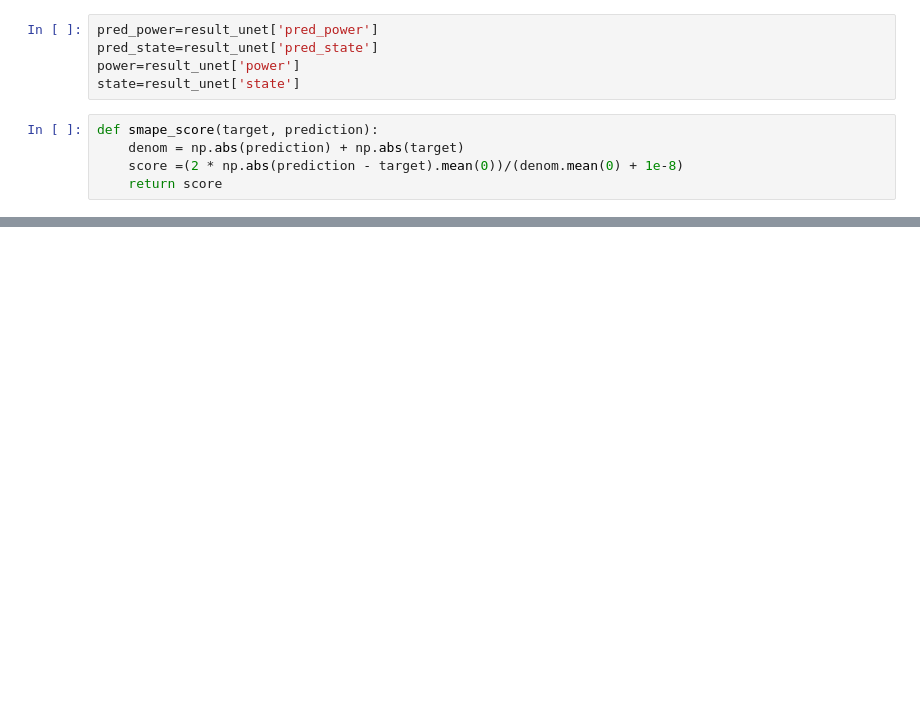
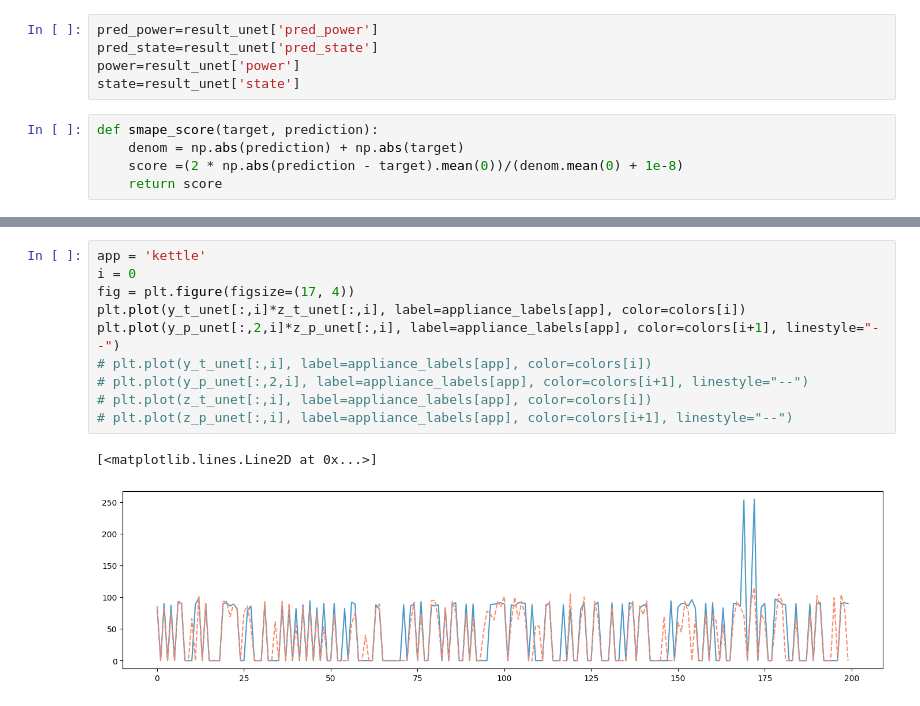
Before and after one commit to MarielTinaco/nilm-tools, a Jupyter notebook: notebooks/Results_Analysis.ipynb, the cells around one changed output, grey strips where cells are left out. Saved outputs shown, nothing was run; the diff lists cells and outputs as text; blank space fills up the shorter version.

```diff
--- a/notebooks/Results_Analysis.ipynb
+++ b/notebooks/Results_Analysis.ipynb
@@ -150,0 +181,13 @@ NDE   1.000  0.0
+# %%
+app = 'kettle'
+i = 0
+fig = plt.figure(figsize=(17, 4))
+plt.plot(y_t_unet[:,i]*z_t_unet[:,i], label=appliance_labels[app], color=colors[i])
+plt.plot(y_p_unet[:,2,i]*z_p_unet[:,i], label=appliance_labels[app], color=colors[i+1], linestyle="--")
+# plt.plot(y_t_unet[:,i], label=appliance_labels[app], color=colors[i])
+# plt.plot(y_p_unet[:,2,i], label=appliance_labels[app], color=colors[i+1], linestyle="--")
+# plt.plot(z_t_unet[:,i], label=appliance_labels[app], color=colors[i])
+# plt.plot(z_p_unet[:,i], label=appliance_labels[app], color=colors[i+1], linestyle="--")
+# %% [output]
+[<matplotlib.lines.Line2D at 0x...>]
+[figure, added]
```
Also changed, not shown: parts of 17 cells of this notebook, 2 other files.
